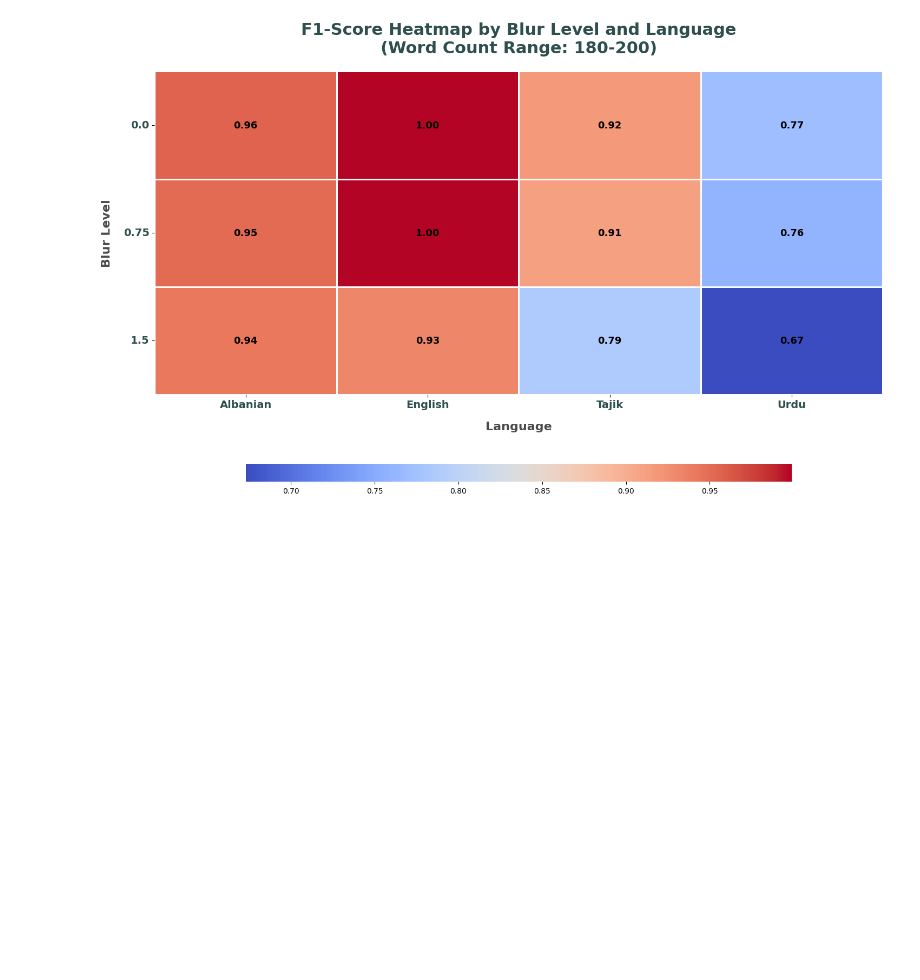
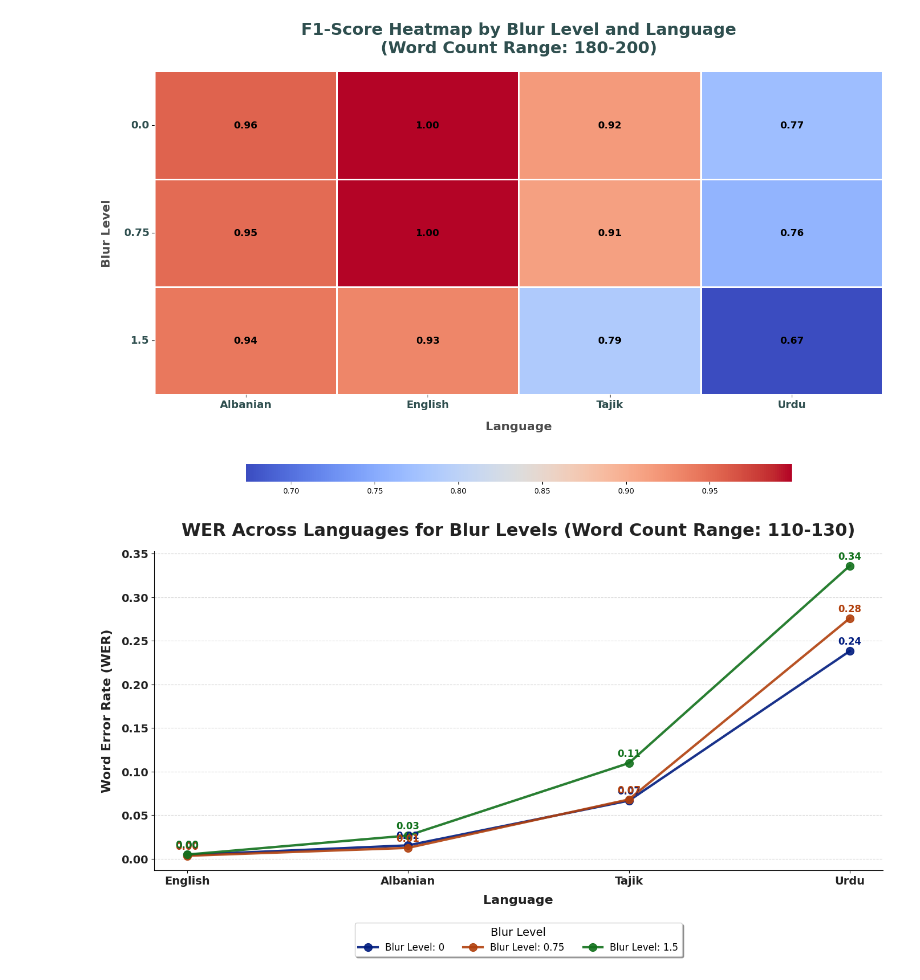
Before and after one commit to abdullahsohaill/CS6303-ResearchProject, a Jupyter notebook: Analysis/Blur_Analysis.ipynb, the cells around one changed output. Drawn from its saved outputs; the diff is of its cells as text; code cells hidden in the pictures; blank space fills up the shorter version.

Commit message:
added line plots

```diff
--- a/Analysis/Blur_Analysis.ipynb
+++ b/Analysis/Blur_Analysis.ipynb
@@ -950,3 +950,80 @@ plot_heatmaps_f1_blur(f1_combined_df, word_count_order)
 [figure]
 [figure]
 [figure]
+# %%
+import matplotlib.pyplot as plt
+import seaborn as sns
+import pandas as pd
+
+# Define language order for consistent sorting
+language_order = ['English', 'Albanian', 'Tajik', 'Urdu']
+
+# Filter combined_blur_df for word count range '110-130'
+word_count_range_specific = '110-130'
+filtered_blur_df_specific = combined_blur_df[combined_blur_df['Word Count Range'] == word_count_range_specific]
+
+# Ensure consistent language order
+filtered_blur_df_specific['Language'] = pd.Categorical(
+    filtered_blur_df_specific['Language'],
+    categories=language_order,
+    ordered=True
+)
+filtered_blur_df_specific = filtered_blur_df_specific.sort_values('Language')
+
+# Custom color palette for vibrant and distinct colors
+custom_palette = sns.color_palette('dark', n_colors=3)
+
+# Plot
+plt.figure(figsize=(14, 8))  # Adjust figure size for better visibility
+
+# Plot each blur level as a separate line
+for idx, blur_level in enumerate([0, 0.75, 1.5]):
+    blur_df = filtered_blur_df_specific[filtered_blur_df_specific['Blur Level'] == blur_level]
+    plt.plot(
+        blur_df['Language'],
+        blur_df['WER'],
+        label=f'Blur Level: {blur_level}',
+        marker='o',
+        linewidth=3,
+        markersize=10,
+        color=custom_palette[idx],
+        alpha=0.9
+    )
+
+    # Annotate values on the lines
+    for x, y in zip(blur_df['Language'], blur_df['WER']):
+        plt.text(
+            x, y + 0.005, f'{y:.2f}',
+            ha='center', va='bottom',
+            fontsize=12, fontweight='bold',
+            color=custom_palette[idx]
+        )
+
+# Customize the plot
+plt.title(
+    'WER Across Languages for Blur Levels (Word Count Range: 110-130)',
+    fontsize=22, fontweight='bold', pad=20, color="#222222"
+)
+plt.xlabel('Language', fontsize=16, fontweight='bold', labelpad=10, color="#222222")
+plt.ylabel('Word Error Rate (WER)', fontsize=16, fontweight='bold', labelpad=10, color="#222222")
+plt.xticks(fontsize=14, fontweight='bold', color="#222222")
+plt.yticks(fontsize=14, fontweight='bold', color="#222222")
+plt.grid(axis='y', linestyle='--', alpha=0.5)
+sns.despine()
+
+# Add a legend with consistent position (aligned with the word count plot)
+plt.legend(
+    title="Blur Level",
+    title_fontsize=14,
+    fontsize=12,
+    loc='upper center',
+    bbox_to_anchor=(0.5, -0.15),  # Centered below the plot
+    ncol=3,
+    fancybox=True,
+    shadow=True
+)
+
+plt.tight_layout()
+plt.show()
+# %% [output]
+[figure, added]
```
Also changed, not shown: 2 other files.
